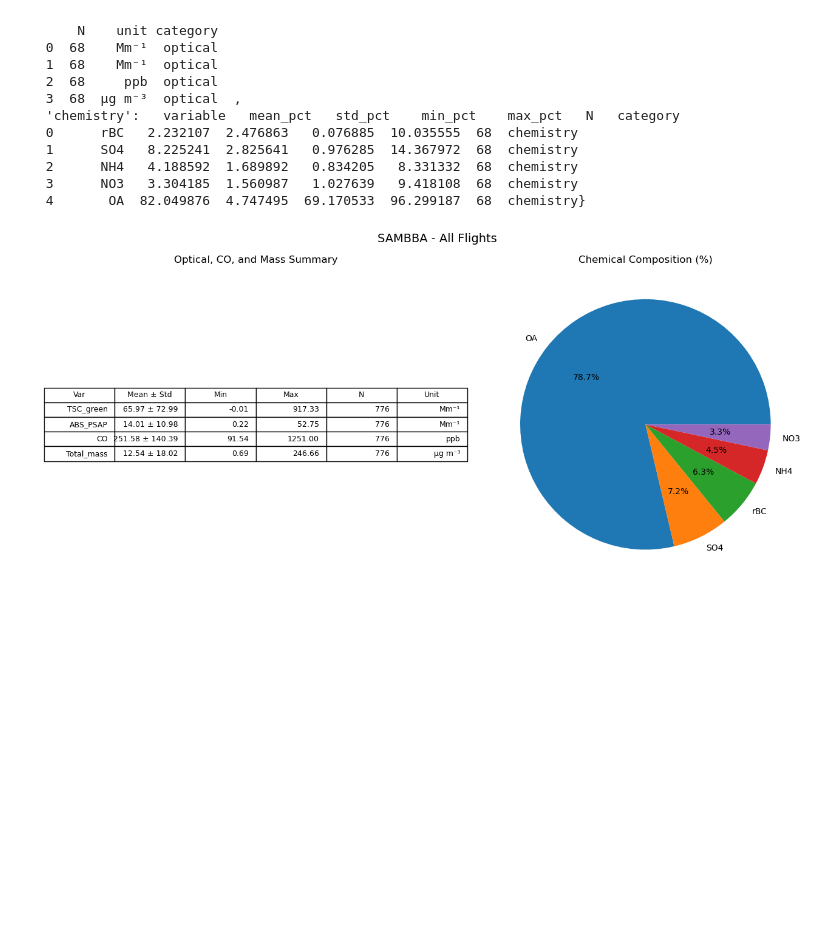
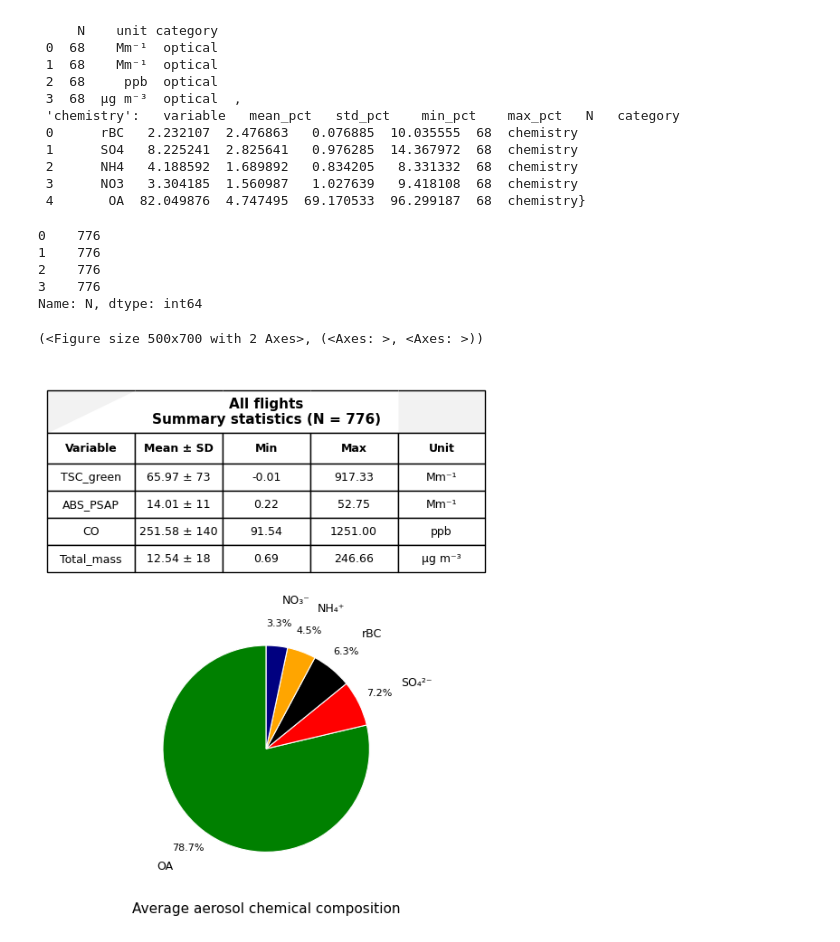
Before and after one commit to thiago-vg/SAMBBA-data-analysis, a Jupyter notebook: Scripts_modulate/Test_module_2.ipynb, the cells around one changed output. Drawn from its saved outputs; the diff is of its cells as text; code cells hidden in the pictures; blank space fills up the shorter version.

```diff
--- a/Scripts_modulate/Test_module_2.ipynb
+++ b/Scripts_modulate/Test_module_2.ipynb
@@ -377,11 +572,20 @@ def plot_summary(optical_df, chem_df, title="Summary"):
+# %%
+optical_all['N']
+# %% [output]
+0    776
+1    776
+2    776
+3    776
+Name: N, dtype: int64
 # %%
-plot_summary(
+plot_summary_si_v4(
     optical_all,
     chem_all,
-    title="SAMBBA - All Flights"
+    title="All flights\nSummary statistics"
 )
 # %% [output]
+(<Figure size 500x700 with 2 Axes>, (<Axes: >, <Axes: >))
-[figure, old version]
+[figure, new version]
 # %%
 for flight_id, data in flight_summaries.items():
 
```
Also changed, not shown: parts of 2 cells of this notebook, 3 other files.
